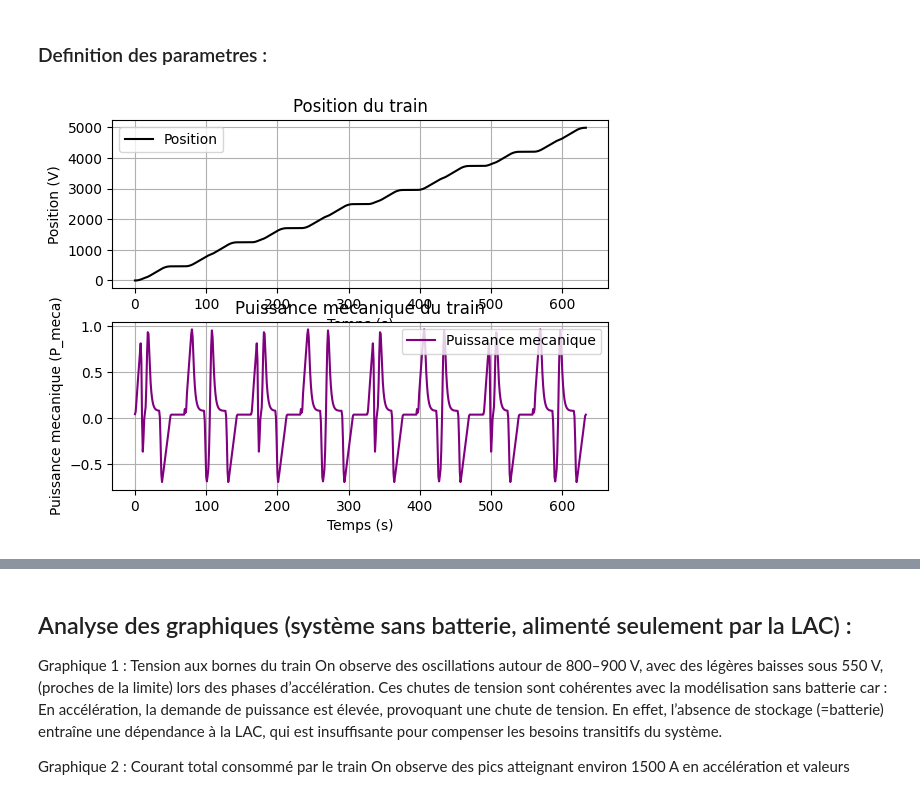
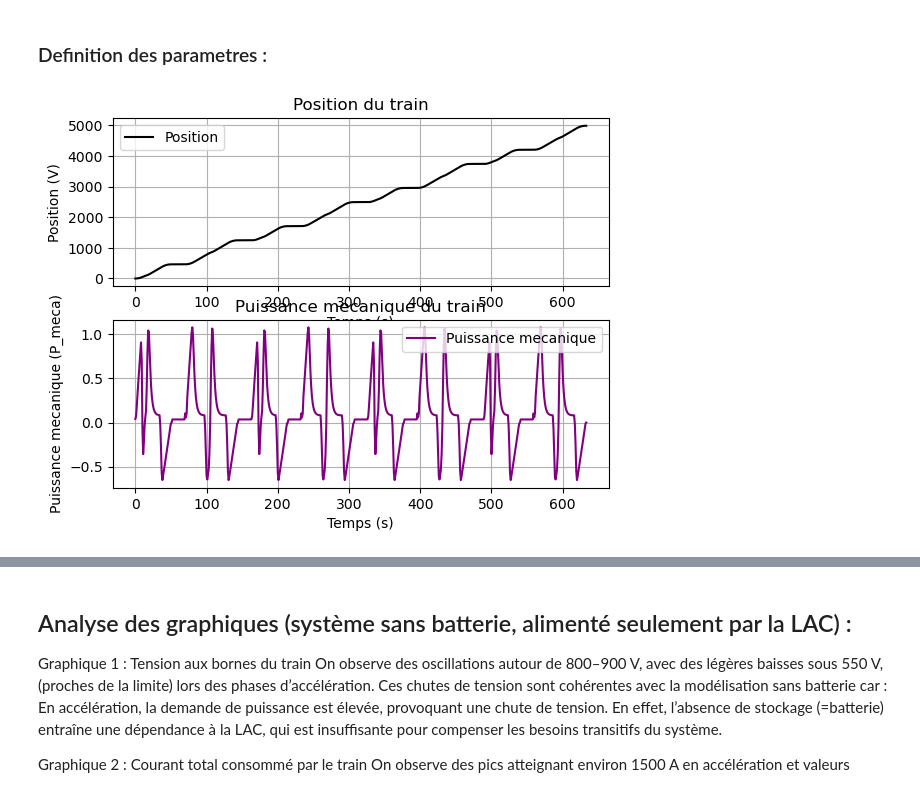
Before and after one commit to sheimay/Dimensionnement-de-stockage-embarque-dans-un-tramway, a Jupyter notebook: new_Partie_1.ipynb, the cells around one changed output, grey strips where cells are left out. Saved outputs shown, nothing was run; the diff lists cells and outputs as text; code cells hidden in the pictures.

```diff
--- a/new_Partie_1.ipynb
+++ b/new_Partie_1.ipynb
@@ -45,7 +44,8 @@ A0 , A1 = 780 , 6.4e-3 #Coef de  résistance
 B0, B1 = 0, 0.14e-3*3.6 # Résistance proportionnelle à la vitesse (N/(km/h))
 C0, C1 = 0.3634*3.6**2, 0  # Résistance quadratique en fonction de la vitesse (N/(km/h)^2)
 alpha = 0  # Pente de la voie (en radians)
-eta = 0.9# Rendement moteur
+eta_conversion = 0.8 # Rendement moteur
+eta_batterie=0.9 # rendement batterie
 P_bord = 35e3  # Puissance constante à bord en W
 
 
@@ -63,33 +63,33 @@ a = np.gradient(v, dt)  # Accélération instantanée
 # Calcul des forces appliquées
 F_gravity = M * g * np.sin(alpha)  # Force gravitationnelle
 F_resistance = (A0 + A1 * M) + (B0 + B1 * M) * v + (C0 + C1 * M) * v**2     # Résistance au déplacement
 F_moteur = M * a + F_resistance  # Force motrice requise
 
 # Calcul de la puissance mécanique
 P_meca = F_moteur * v  # Puissance mécanique en W
 
 # Calcul de la puissance électrique totale
 P_train = np.zeros_like(P_meca)  # Initialisation de P_elec
 
 for i in range(len(P_meca)):
    if P_meca[i] >= 0:  # Le moteur consomme de l'énergie
-       P_train[i] = (P_meca[i] / eta) + P_bord
+       P_train[i] = (P_meca[i] / eta_conversion) + P_bord
    else:  # Le moteur restitue de l'énergie
-       P_train[i] = (P_meca[i] * eta) + P_bord
+       P_train[i] = (P_meca[i] * eta_conversion)
 
 plt.subplot(2,1,1)
 plt.plot(t,x,label='Position',color='black')
 plt.xlabel("Temps (s)")
 plt.ylabel("Position (V)")
 plt.title("Position du train")
 plt.legend()
 plt.grid()
 plt.subplot(2,1,2)
 plt.plot(t, P_train/1e6,label='Puissance mecanique',color='purple')
 plt.xlabel("Temps (s)")
 plt.ylabel("Puissance mecanique (P_meca)")
 plt.title("Puissance mecanique du train")
 plt.legend()
 plt.grid()
 # %% [output]
-[figure, old version]
+[figure, new version]
```
Also changed, not shown: parts of 8 cells of this notebook.
